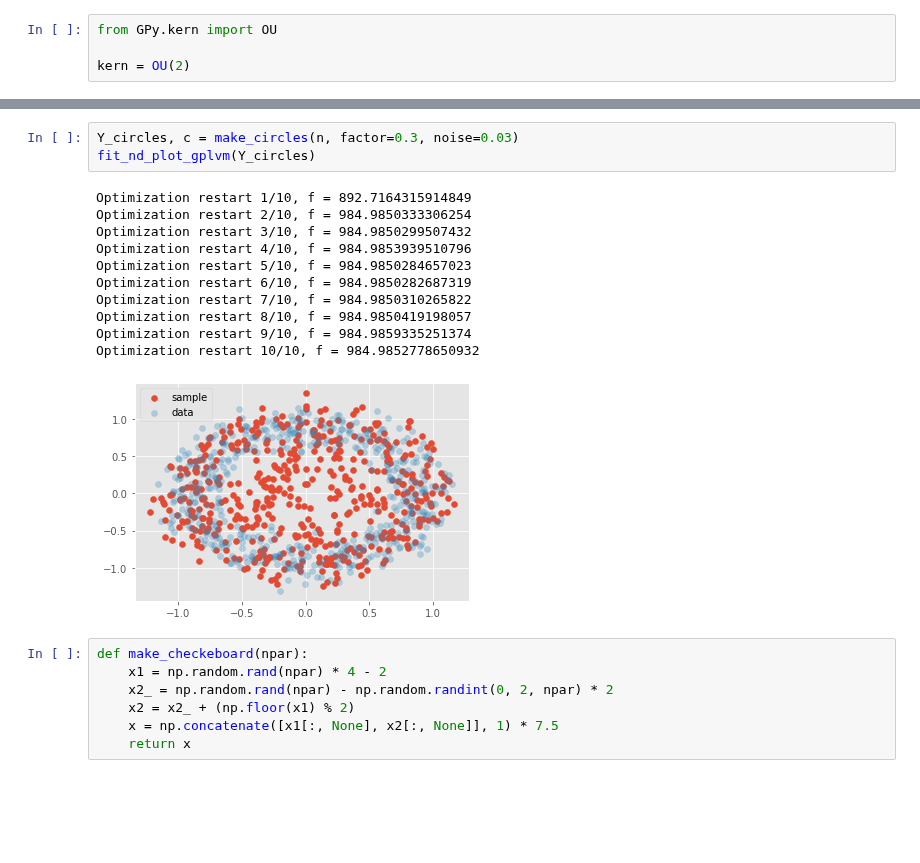
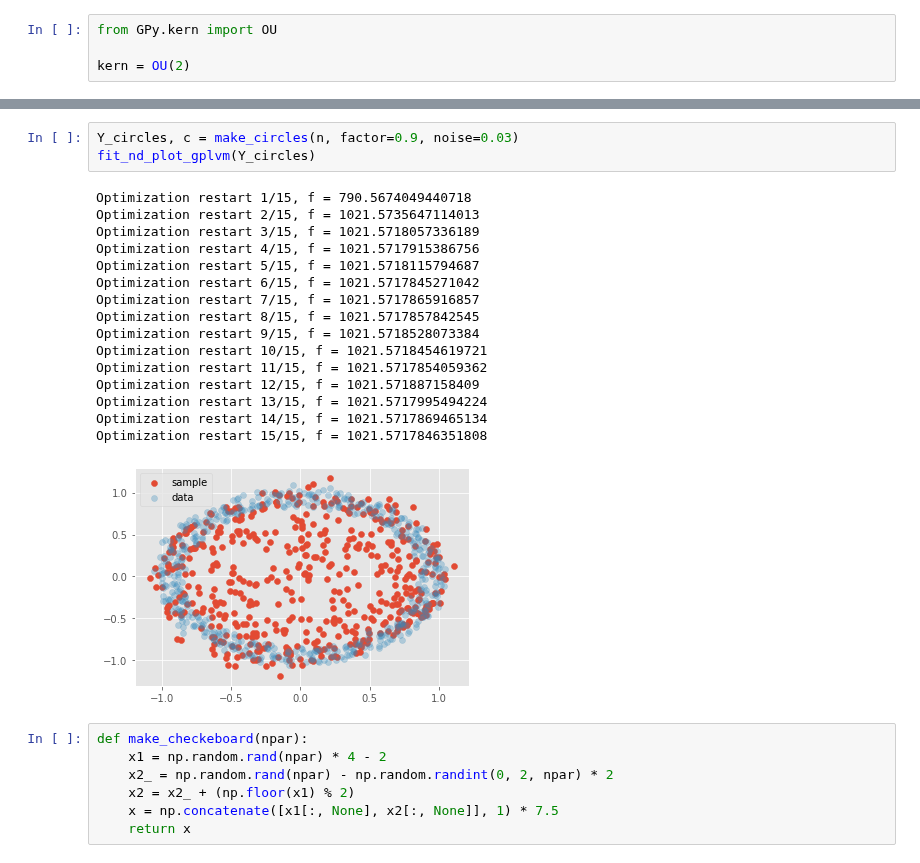
Before and after one commit to franciscovargas/GP_Sinkhorn, a Jupyter notebook: notebooks/2D Toy Data/GPLVM Data Generation.ipynb, the cells around one changed output, grey strips where cells are left out. Cells and saved outputs as stored; diff of their text form; blank space fills up the shorter version.

```diff
--- a/notebooks/2D Toy Data/GPLVM Data Generation.ipynb
+++ b/notebooks/2D Toy Data/GPLVM Data Generation.ipynb
@@ -57,18 +62,23 @@ Optimization restart 10/10, f = 3355.38894205422
 # %%
-Y_circles, c = make_circles(n, factor=0.3, noise=0.03)
+Y_circles, c = make_circles(n, factor=0.9, noise=0.03)
 fit_nd_plot_gplvm(Y_circles)
 # %% [output]
-Optimization restart 1/10, f = 892.7164315914849
-Optimization restart 2/10, f = 984.9850333306254
-Optimization restart 3/10, f = 984.9850299507432
-Optimization restart 4/10, f = 984.9853939510796
-Optimization restart 5/10, f = 984.9850284657023
-Optimization restart 6/10, f = 984.9850282687319
-Optimization restart 7/10, f = 984.9850310265822
-Optimization restart 8/10, f = 984.9850419198057
-Optimization restart 9/10, f = 984.9859335251374
-Optimization restart 10/10, f = 984.9852778650932
+Optimization restart 1/15, f = 790.5674049440718
+Optimization restart 2/15, f = 1021.5735647114013
+Optimization restart 3/15, f = 1021.5718057336189
+Optimization restart 4/15, f = 1021.5717915386756
+Optimization restart 5/15, f = 1021.5718115794687
+Optimization restart 6/15, f = 1021.5717845271042
+Optimization restart 7/15, f = 1021.5717865916857
+Optimization restart 8/15, f = 1021.5717857842545
+Optimization restart 9/15, f = 1021.5718528073384
+Optimization restart 10/15, f = 1021.5718454619721
+Optimization restart 11/15, f = 1021.5717854059362
+Optimization restart 12/15, f = 1021.571887158409
+Optimization restart 13/15, f = 1021.5717995494224
+Optimization restart 14/15, f = 1021.5717869465134
+Optimization restart 15/15, f = 1021.5717846351808
-[figure, old version]
+[figure, new version]
 # %%
 def make_checkeboard(npar):
     x1 = np.random.rand(npar) * 4 - 2
```
Also changed, not shown: parts of 3 cells of this notebook.
